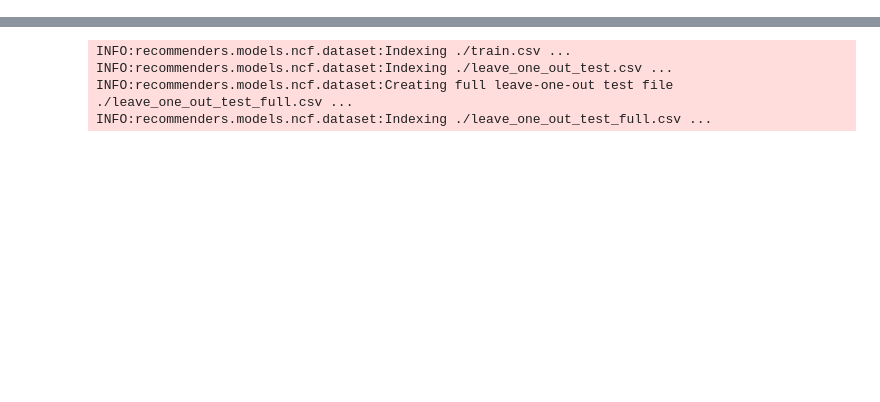
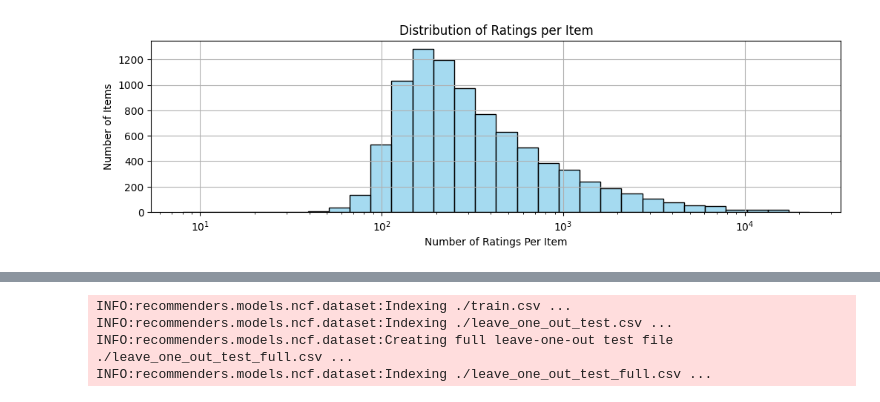
Before and after one commit to H4mz4k7/TheReadingRoom, a Jupyter notebook: ncf_notebook.ipynb, the cells around one changed output, grey strips where cells are left out. Drawn from its saved outputs; the diff is of its cells as text; code cells hidden in the pictures; blank space fills up the shorter version.

```diff
--- a/ncf_notebook.ipynb
+++ b/ncf_notebook.ipynb
@@ -93,0 +52,10 @@ books_df = books_df[books_df['itemID'].isin(items_with_x_interaction.index)]
+# %%
+plt.figure(figsize=(12, 3))
+sns.histplot(item_ratings_count, bins=30, kde=False, color='skyblue', log_scale=True)
+plt.title('Distribution of Ratings per Item')
+plt.xlabel('Number of Ratings Per Item')
+plt.ylabel('Number of Items')
+plt.grid(True)
+plt.show()
+# %% [output]
+[figure, added]
```
Also changed, not shown: parts of 40 cells of this notebook, 7 other files.
